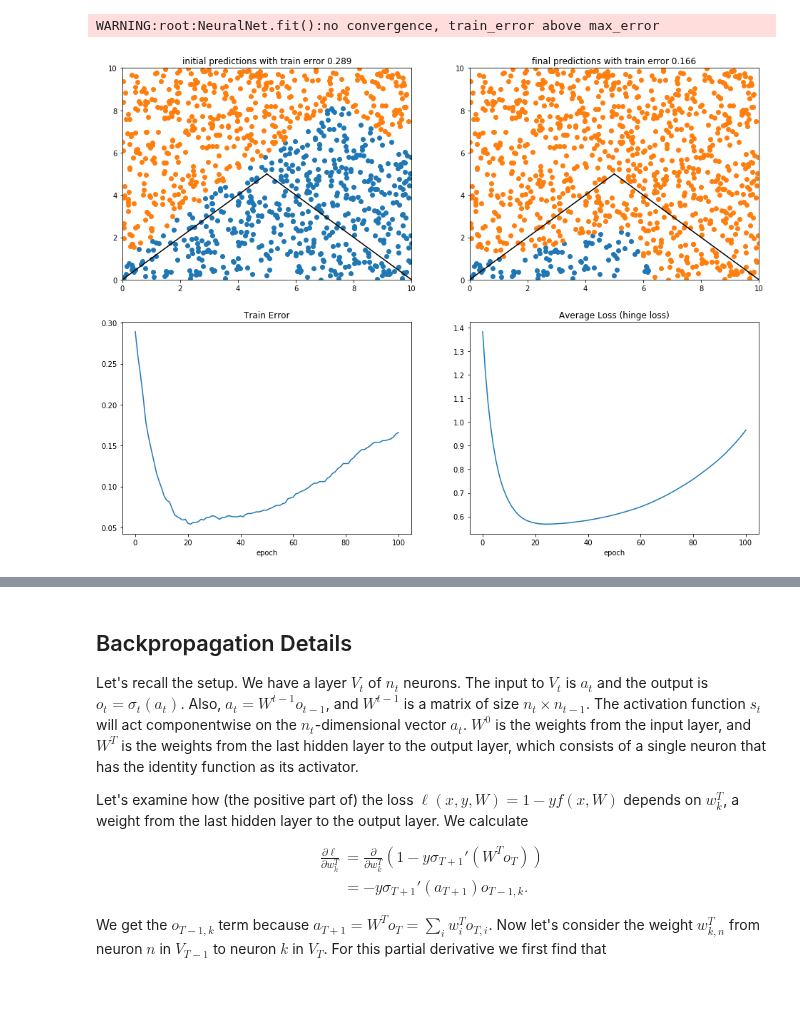
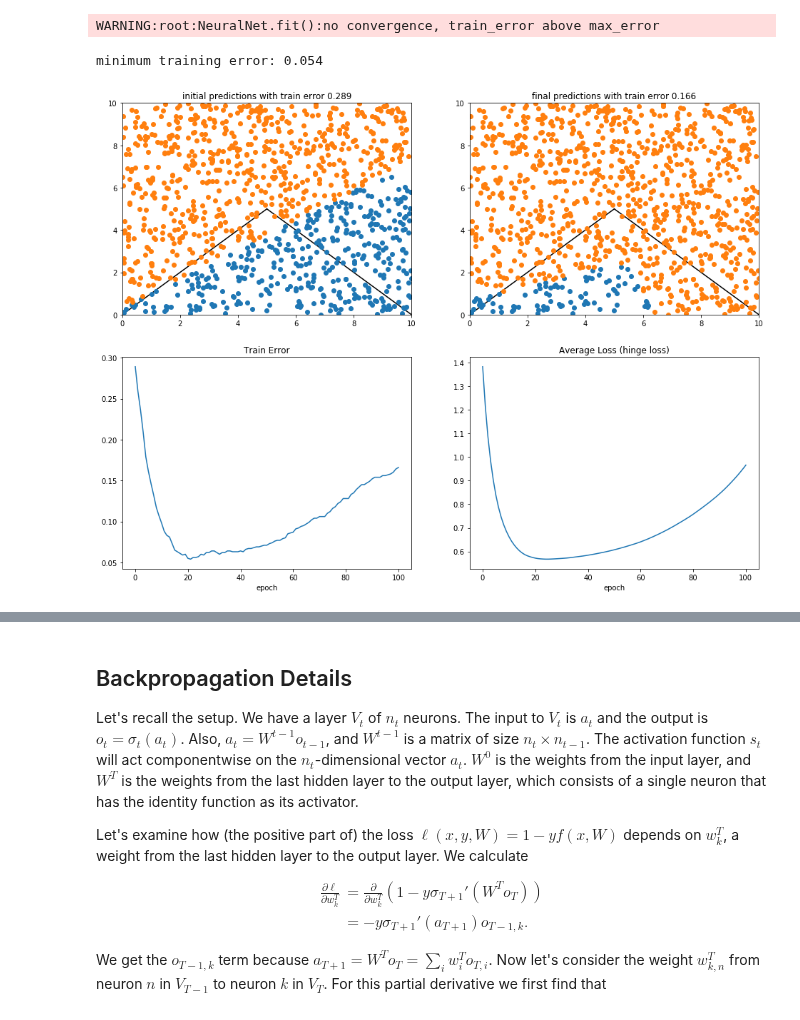
Before and after one commit to kevinnowland/kevinnowland.github.io, a Jupyter notebook: code/_notebooks/Backpropogation.ipynb, the cells around one changed output, grey strips where cells are left out. Saved outputs shown, nothing was run; the diff lists cells and outputs as text; code cells hidden in the pictures.

```diff
--- a/code/_notebooks/Backpropogation.ipynb
+++ b/code/_notebooks/Backpropogation.ipynb
@@ -870,45 +860,13 @@ data = nn_4.fit(train_data[['x_1', 'x_2']], train_data['y'],
               random_seed=6)
 # %% [output]
 WARNING:root:NeuralNet.fit():no convergence, train_error above max_error
-# %%
-predictions = train_data[['x_1', 'x_2', 'y']].copy()
-predictions['final'] = nn_4.predict(train_data[['x_1', 'x_2']])
-orig_nn_4 = NeuralNet([input_layer, hidden_layer, output_layer], random_seed=12)
-orig_nn_4.w = initial_weights
-predictions['initial'] = orig_nn_4.predict(train_data[['x_1', 'x_2']])
-
-fig, ax = plt.subplots(2, 2, figsize=(16, 12))
-
-ax[0, 0].set_xlim([0, 10])
-ax[0, 0].set_ylim([0, 10])
-ax[0, 1].set_xlim([0, 10])
-ax[0, 1].set_ylim([0, 10])
-
-c = predictions['initial'] == 1
-ax[0, 0].plot(predictions[c]['x_1'], predictions[c]['x_2'], 'o', label='pos')
-ax[0, 0].plot(predictions[~c]['x_1'], predictions[~c]['x_2'], 'o', label='neg')
-ax[0, 0].set_title('initial predictions with train error {}'.format(data[0]['train_error']))
-ax[0, 0].plot([0, 5], [0, 5], color='black')
-ax[0, 0].plot([5, 10], [5, 0], color='black')
-
-c = predictions['final'] == 1
-ax[0, 1].plot(predictions[c]['x_1'], predictions[c]['x_2'], 'o', label='pos')
-ax[0, 1].plot(predictions[~c]['x_1'], predictions[~c]['x_2'], 'o', label='neg')
-ax[0, 1].set_title('final predictions with train error {}'.format(data[-1]['train_error']))
-ax[0, 1].plot([0, 5], [0, 5], color='black')
-ax[0, 1].plot([5, 10], [5, 0], color='black')
-
-ax[1, 0].plot([d['train_error'] for d in data])
-ax[1, 0].set_title('Train Error')
-ax[1, 0].set_xlabel('epoch')
-
-ax[1, 1].plot([d['avg_loss'] for d in data])
-ax[1, 1].set_title('Average Loss (hinge loss)')
-ax[1, 1].set_xlabel('epoch')
-
-plt.show()
-# %% [output]
-[figure, removed]
+# %%
+fig, ax = plot_training_info(train_data, data, nn_4)
+print("minimum training error:", min([d['train_error'] for d in data]))
+plt.show()
+# %% [output]
+minimum training error: 0.054
+[figure, added]
 # %% [markdown]
 This is interesting, Here we see that the training error and hinge loss do
 mirror each other as we would hope. However, it appears that we are
```
Also changed, not shown: parts of 12 cells of this notebook.
